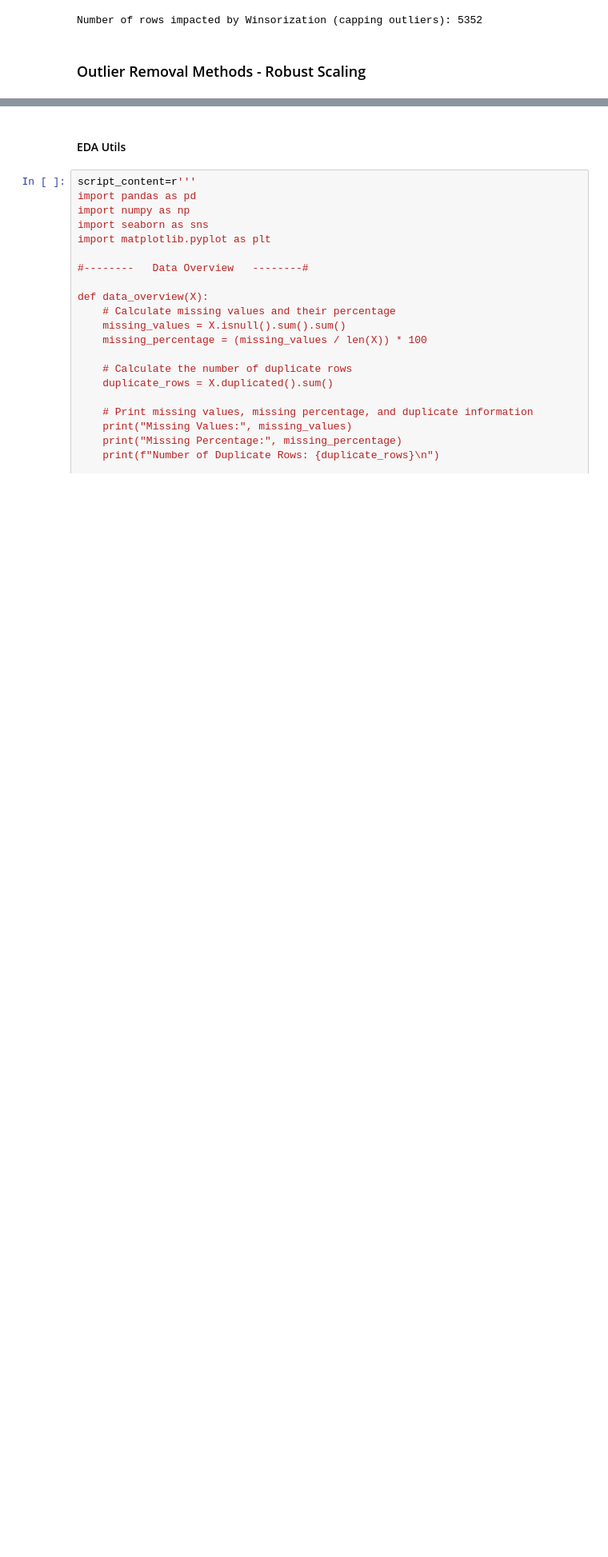
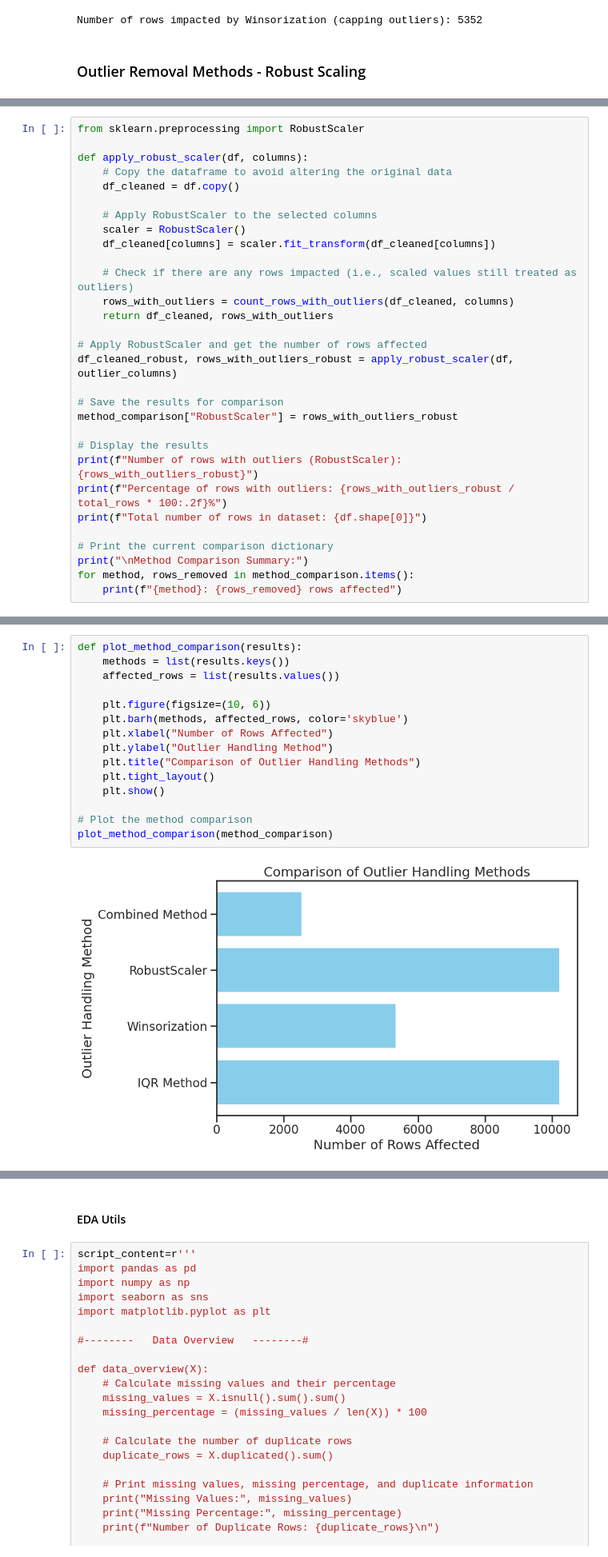
Before and after one commit to micah-shull/ML_Classification_Loan_Defaults, a Jupyter notebook: loan_defaults_002_eda_outliers.ipynb, the cells around one changed output, grey strips where cells are left out. Shown at 80% size. Saved outputs shown, nothing was run; the diff lists cells and outputs as text; blank space fills up the shorter version.

Commit message:
Combined method removes the least amount of rows and is selected to model pipeline

```diff
--- a/loan_defaults_002_eda_outliers.ipynb
+++ b/loan_defaults_002_eda_outliers.ipynb
@@ -435,0 +443,30 @@ Rather than removing or capping outliers, you can apply robust scaling technique
+# %%
+from sklearn.preprocessing import RobustScaler
+
+def apply_robust_scaler(df, columns):
+    # Copy the dataframe to avoid altering the original data
+    df_cleaned = df.copy()
+
+    # Apply RobustScaler to the selected columns
+    scaler = RobustScaler()
+    df_cleaned[columns] = scaler.fit_transform(df_cleaned[columns])
+
+    # Check if there are any rows impacted (i.e., scaled values still treated as outliers)
+    rows_with_outliers = count_rows_with_outliers(df_cleaned, columns)
+    return df_cleaned, rows_with_outliers
+
+# Apply RobustScaler and get the number of rows affected
+df_cleaned_robust, rows_with_outliers_robust = apply_robust_scaler(df, outlier_columns)
+
+# Save the results for comparison
+method_comparison["RobustScaler"] = rows_with_outliers_robust
+
+# Display the results
+print(f"Number of rows with outliers (RobustScaler): {rows_with_outliers_robust}")
+print(f"Percentage of rows with outliers: {rows_with_outliers_robust / total_rows * 100:.2f}%")
+print(f"Total number of rows in dataset: {df.shape[0]}")
+
+# Print the current comparison dictionary
+print("\nMethod Comparison Summary:")
+for method, rows_removed in method_comparison.items():
+    print(f"{method}: {rows_removed} rows affected")
@@ -446,0 +592,17 @@ Rather than removing or capping outliers, you can apply robust scaling technique
+# %%
+def plot_method_comparison(results):
+    methods = list(results.keys())
+    affected_rows = list(results.values())
+
+    plt.figure(figsize=(10, 6))
+    plt.barh(methods, affected_rows, color='skyblue')
+    plt.xlabel("Number of Rows Affected")
+    plt.ylabel("Outlier Handling Method")
+    plt.title("Comparison of Outlier Handling Methods")
+    plt.tight_layout()
+    plt.show()
+
+# Plot the method comparison
+plot_method_comparison(method_comparison)
+# %% [output]
+[figure, added]
```
Also changed, not shown: parts of 12 cells of this notebook.
